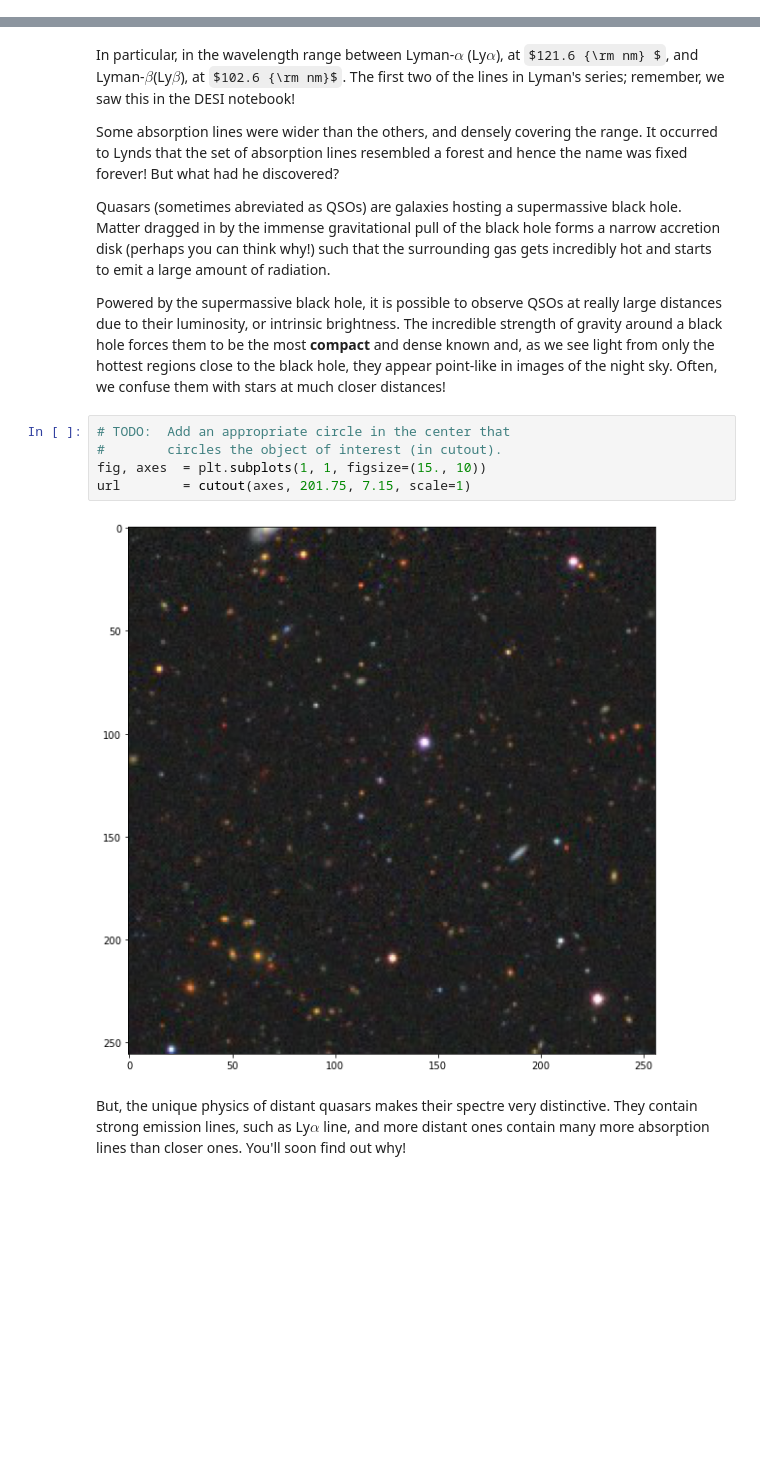
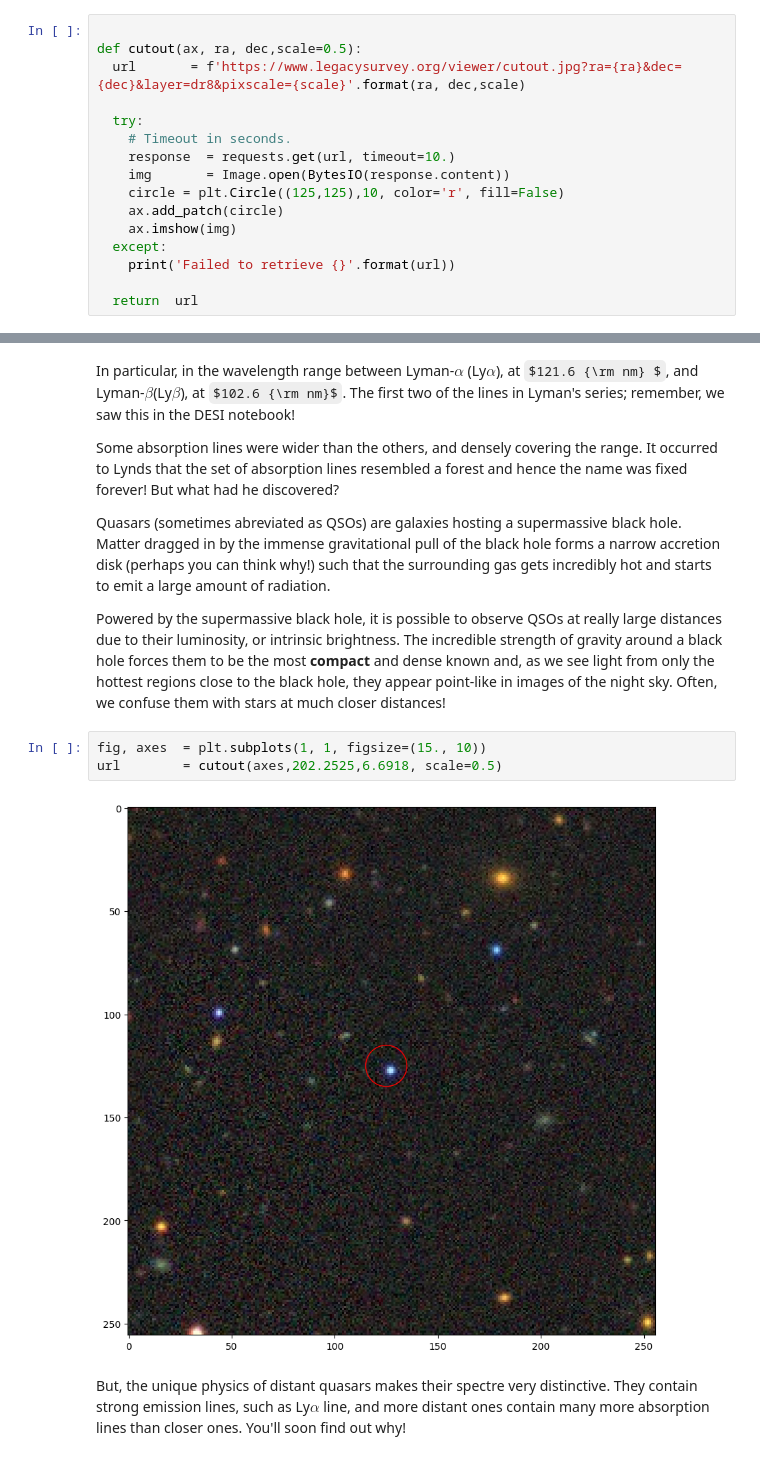
Before and after one commit to alxogm/ICF2024_lya, a Jupyter notebook: Lymanalphaforest_explorers.ipynb, the cells around one changed output, grey strips where cells are left out. Cells and saved outputs as stored; diff of their text form; some formulas as TeX source; blank space fills up the shorter version.

```diff
--- a/Lymanalphaforest_explorers.ipynb
+++ b/Lymanalphaforest_explorers.ipynb
@@ -24,3 +19,19 @@ from    tools.legacy import cutout
+# %%
+
+def cutout(ax, ra, dec,scale=0.5):
+  url       = f'https://www.legacysurvey.org/viewer/cutout.jpg?ra={ra}&dec={dec}&layer=dr8&pixscale={scale}'.format(ra, dec,scale)
+
+  try:
+    # Timeout in seconds.
+    response  = requests.get(url, timeout=10.)
+    img       = Image.open(BytesIO(response.content))
+    circle = plt.Circle((125,125),10, color='r', fill=False)
+    ax.add_patch(circle)
+    ax.imshow(img)
+  except:
+    print('Failed to retrieve {}'.format(url))
+
+  return  url
 # %% [markdown]
 # The Forest Explorers
 # %% [markdown]
@@ -45,13 +56,11 @@ Some absorption lines were wider than the others, and densely covering the range
 Quasars (sometimes abreviated as QSOs) are galaxies hosting a supermassive black hole.  Matter dragged in by the immense gravitational pull of the black hole forms a narrow accretion disk (perhaps you can think why!) such that the surrounding gas gets incredibly hot and starts to emit a large amount of radiation.
 
 Powered by the supermassive black hole, it is possible to observe QSOs at really large distances due to their luminosity, or intrinsic brightness.  The incredible strength of gravity around a black hole forces them to be the most __compact__ and dense known and, as we see light from only the hottest regions close to the black hole, they appear point-like in images of the night sky.  Often, we confuse them with stars at much closer distances!
-# %%
-# TODO:  Add an appropriate circle in the center that
-#        circles the object of interest (in cutout).
-fig, axes  = plt.subplots(1, 1, figsize=(15., 10))
-url        = cutout(axes, 201.75, 7.15, scale=1)
-# %% [output]
-[figure, removed]
+# %%
+fig, axes  = plt.subplots(1, 1, figsize=(15., 10))
+url        = cutout(axes,202.2525,6.6918, scale=0.5)
+# %% [output]
+[figure, added]
 # %% [markdown]
 But, the unique physics of distant quasars makes their spectre very distinctive.  They contain strong emission lines, such as Ly$\alpha$ line, and more distant ones contain many more absorption lines than closer ones.  You'll soon find out why!
 # %% [markdown]
```
Also changed, not shown: parts of 11 cells of this notebook.
